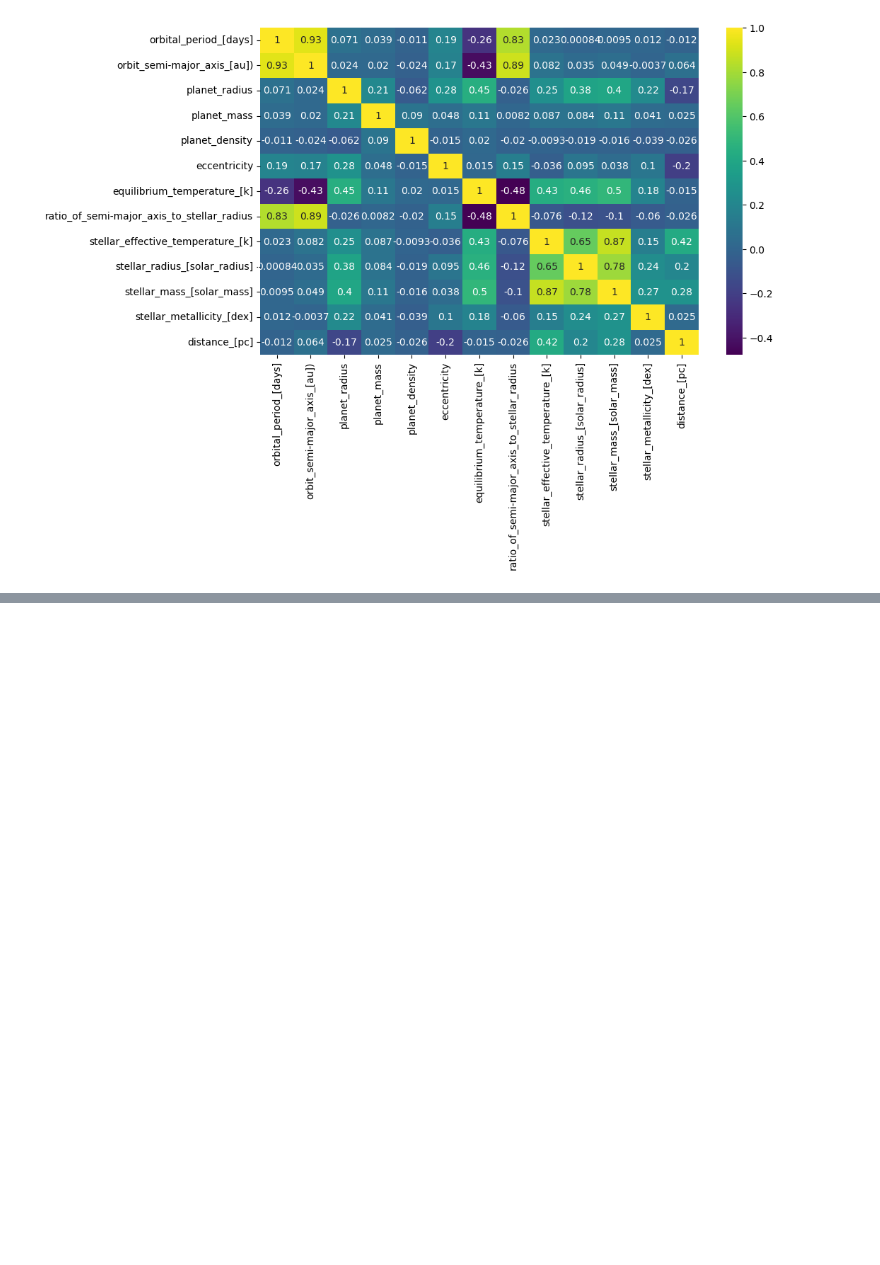
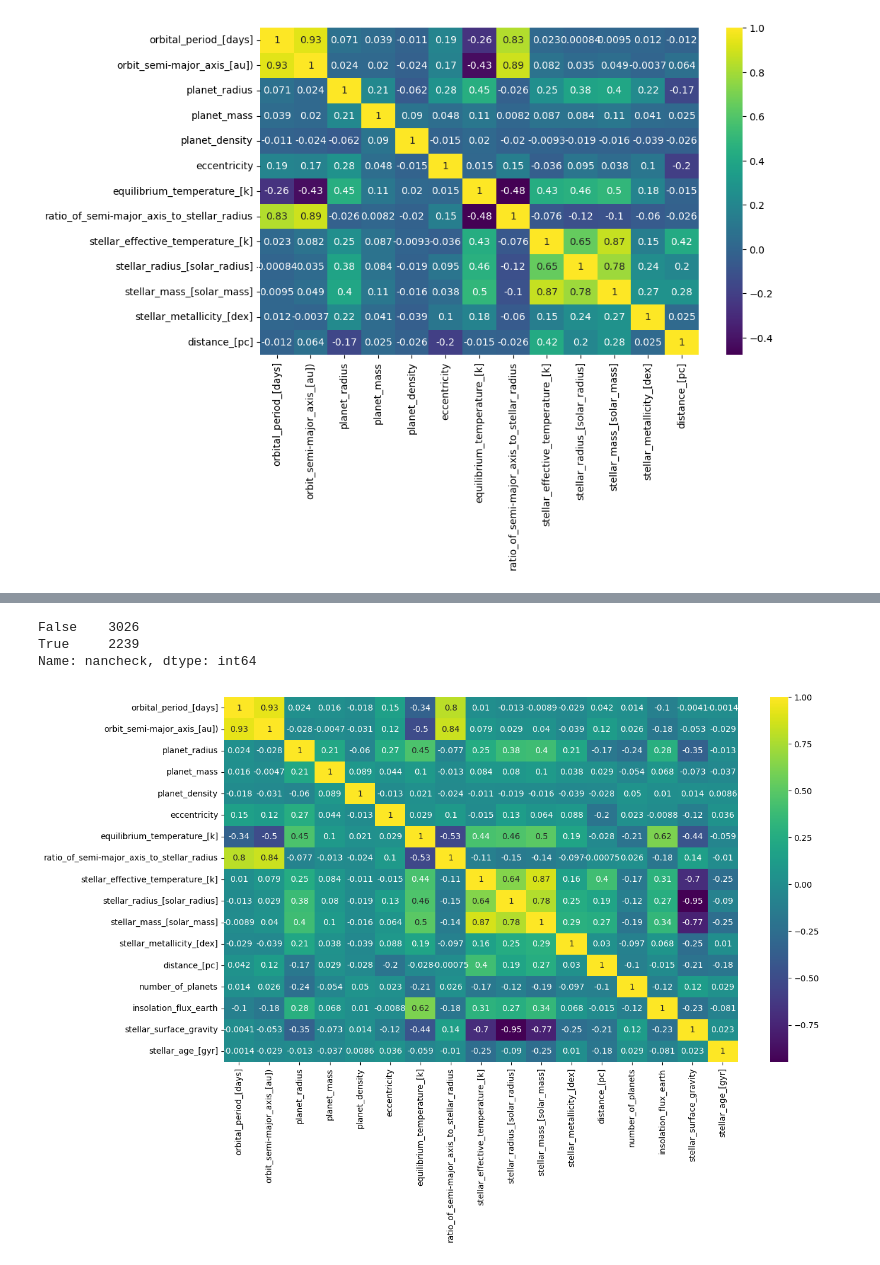
Before and after one commit to aminmadrileno/Exoplanet-project, a Jupyter notebook: extraction.ipynb, the cells around one changed output, grey strips where cells are left out. Cells and saved outputs as stored; diff of their text form; code cells hidden in the pictures; blank space fills up the shorter version.

```diff
--- a/extraction.ipynb
+++ b/extraction.ipynb
@@ -548,0 +722,14 @@ plt.show()
+# %%
+exo_join2 = exo_join2.replace(' ', np.nan)
+# %%
+for i in exo_join2.columns:
+    exo_join2[i] = exo_join2[i].astype(float)
+# %%
+def nancheck(row):
+    for i in row:
+        if np.isnan(i):
+            return True
+    return False
+
+# aplicamos la funcion a cada fila del dataframe
+exo_join2['nancheck'] = exo_join2.apply(nancheck, axis=1)
@@ -548,0 +752,15 @@ plt.show()
+# %%
+exo_join2.nancheck.value_counts()
+# %% [output]
+False    3026
+True     2239
+Name: nancheck, dtype: int64
+# %%
+exo_join2 = exo_join2.dropna()
+exo_join2 = exo_join2.drop(columns=['nancheck'])
+# %%
+plt.figure(figsize=(14, 8))
+sns.heatmap(exo_join2.corr(), annot=True, cmap='viridis')
+plt.show()
+# %% [output]
+[figure, added]
```
Also changed, not shown: parts of 60 cells of this notebook, 1 other file.
